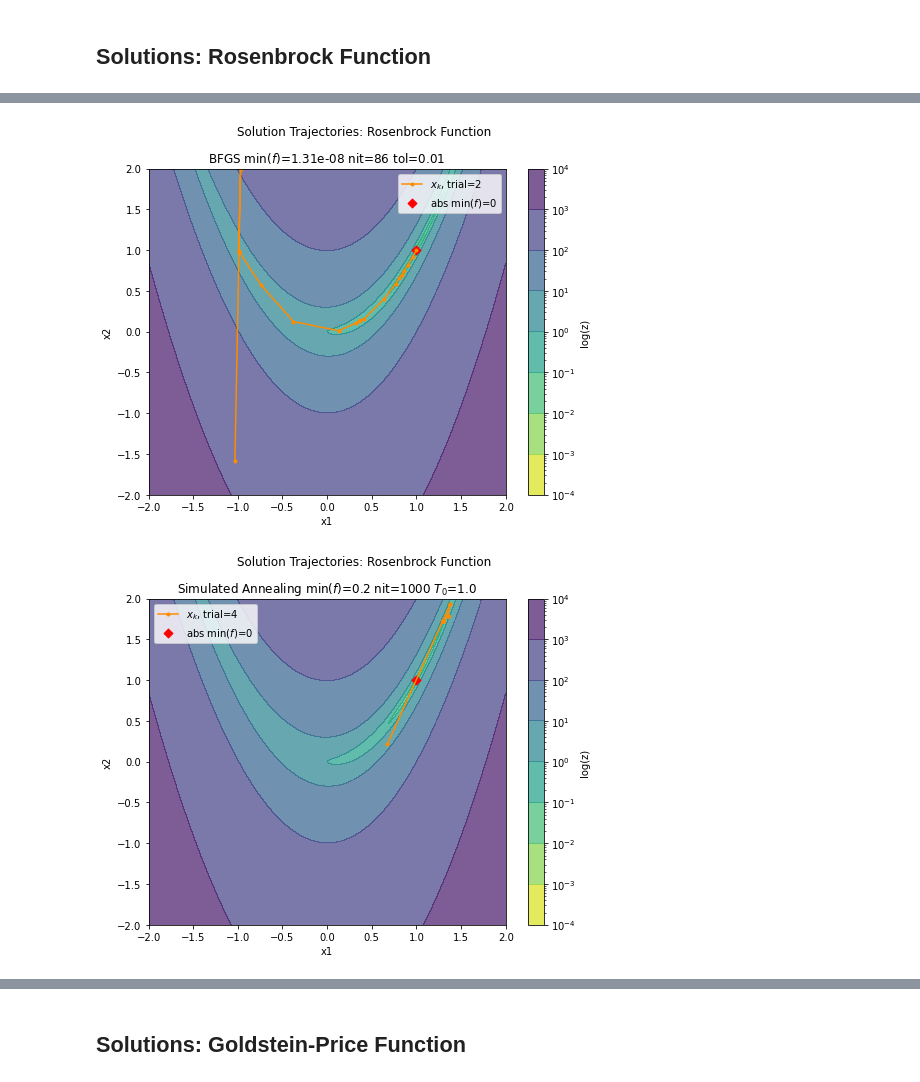
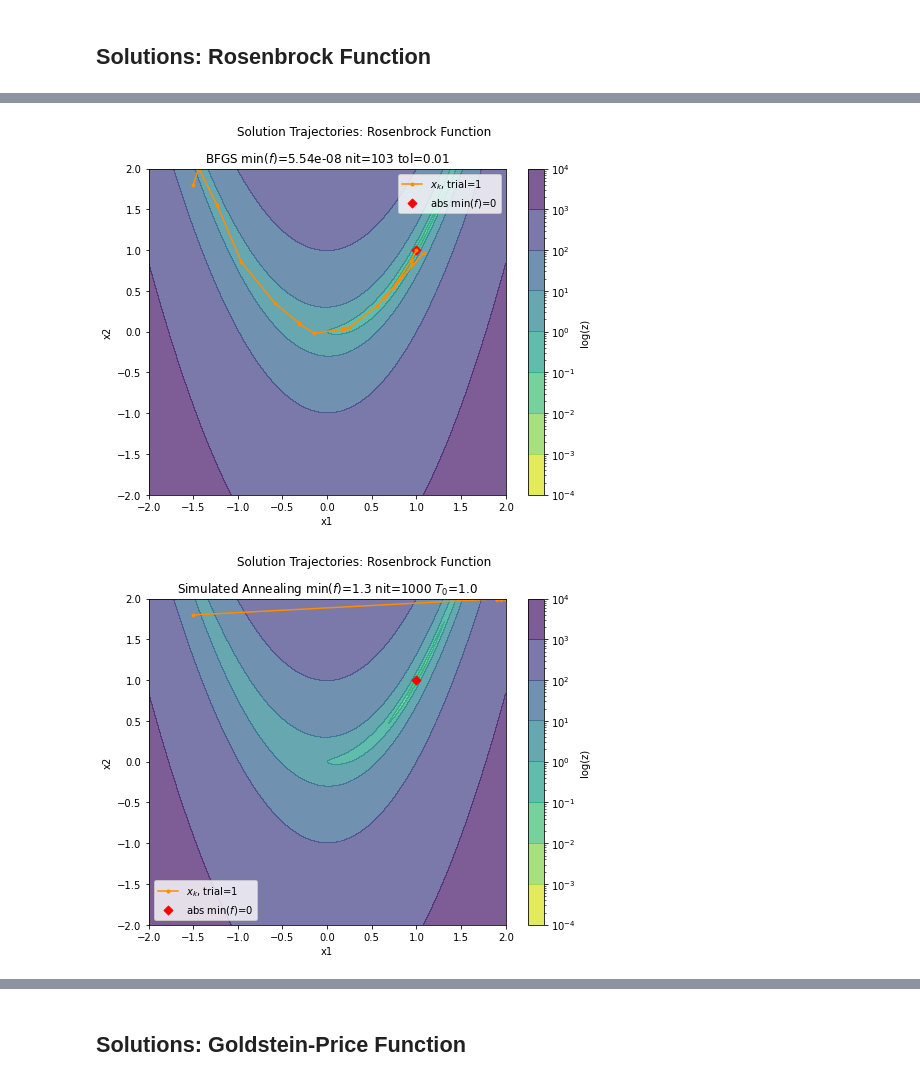
Before and after one commit to marcoemorais/viz-optimization-algorithms, a Jupyter notebook: assignments/project01/Solution-Visualization-2D.ipynb, the cells around one changed output, grey strips where cells are left out. Cells and saved outputs as stored; diff of their text form; code cells hidden in the pictures.

```diff
--- a/assignments/project01/Solution-Visualization-2D.ipynb
+++ b/assignments/project01/Solution-Visualization-2D.ipynb
@@ -160,10 +160,14 @@ def plot2d_solutions(**params):
                ('alpha','$\\alpha$'),('tol','tol')]
     algmetastr = ' '.join(['{0}={1}'.format(n2, meta[n1])
                            for n1, n2 in algmeta if n1 in meta])
-    nitstr = 'nit={0:d}'.format(meta['nsteps'][trials[0]-1])
-    minfx = meta['f(xk)'][trials[0]-1]
-    minfmt = '.2e' if minfx < 1e-1 else '.1f'
-    minstr = '$\\min(f)$={0:{1}}'.format(minfx, minfmt)
+    nitstr, minstr = '', ''
+    if len(trials) == 1:
+        nitstr = 'nit={0:d}'.format(meta['nsteps'][trials[0]-1])
+        minfx = meta['f(xk)'][trials[0]-1]
+        minfmt = '.2e' if minfx < 1e-1 else '.1f'
+        minstr = '$\\min(f)$={0:{1}}'.format(minfx, minfmt)
+    titlestr = ' '.join([s for s in [algstr, minstr, nitstr, algmetastr]
+                         if len(s) > 0])
 
     # Generate surface for filled contour plot.
     fx = globals()[params['func']]
@@ -185,8 +189,8 @@ def plot2d_solutions(**params):
                  marker=marker, c=color, alpha=1.0,
                  label='$x_k$, trial={:d}'.format(trial))
     plt.suptitle('Solution Trajectories: {0} Function'.format(funcstr))
-    plt.title('{0} {1} {2} {3}'.format(algstr, minstr, nitstr,
-                                       algmetastr))
+    plt.title(' '.join([w for w in [algstr,]]))
+    plt.title(titlestr)
     plt.xlabel('x1')
     plt.xlim(bounds[:2])
     plt.ylabel('x2')
@@ -219,7 +223,7 @@ plot2d_solutions(**params)
 params = {
     'alg': 'bfgs',
     'func': 'rosenbrock',
-    'trials': [2],
+    'trials': [1],
     'base_dirn': './sims/',
     'savefn_fmt': '{alg}-{func}-steps-{trial:02d}.npy',
     'metafn_fmt': '{alg}-{func}-meta.json',
@@ -232,26 +236,26 @@ params = {
 
 plot2d_solutions(**params)
 # %% [output]
-[figure, old version]
+[figure, new version]
 # %%
 params = {
     'alg': 'simulated_annealing',
     'func': 'rosenbrock',
-    'trials': [4],
+    'trials': [1],
     'base_dirn': './sims/',
     'savefn_fmt': '{alg}-{func}-steps-{trial:02d}.npy',
     'metafn_fmt': '{alg}-{func}-meta.json',
     'bounds': [-2.,2.,-2.,2.],
     'ngridpts': 500,
     'nsamples': 20,
     'xkmind': slice(3,5),
     'ticker_locator': 'LogLocator',
     'colorbar_label': 'log(z)',
 }
 
 plot2d_solutions(**params)
 # %% [output]
-[figure, old version]
+[figure, new version]
 # %%
 params = {
     'alg': 'particle_swarm',
```
Also changed, not shown: parts of 10 cells of this notebook, 7 other files.
